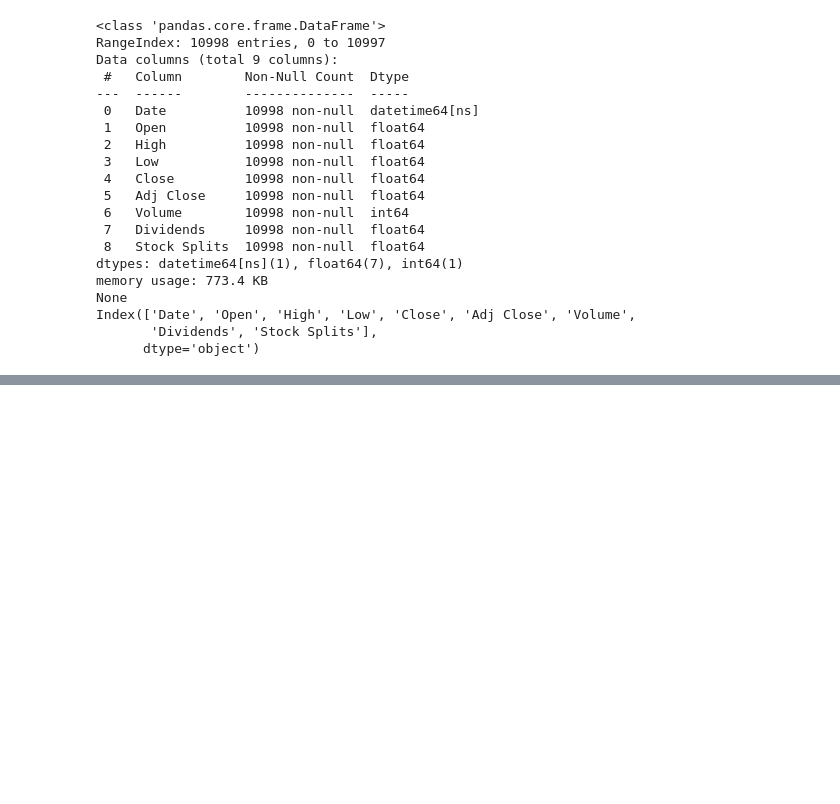
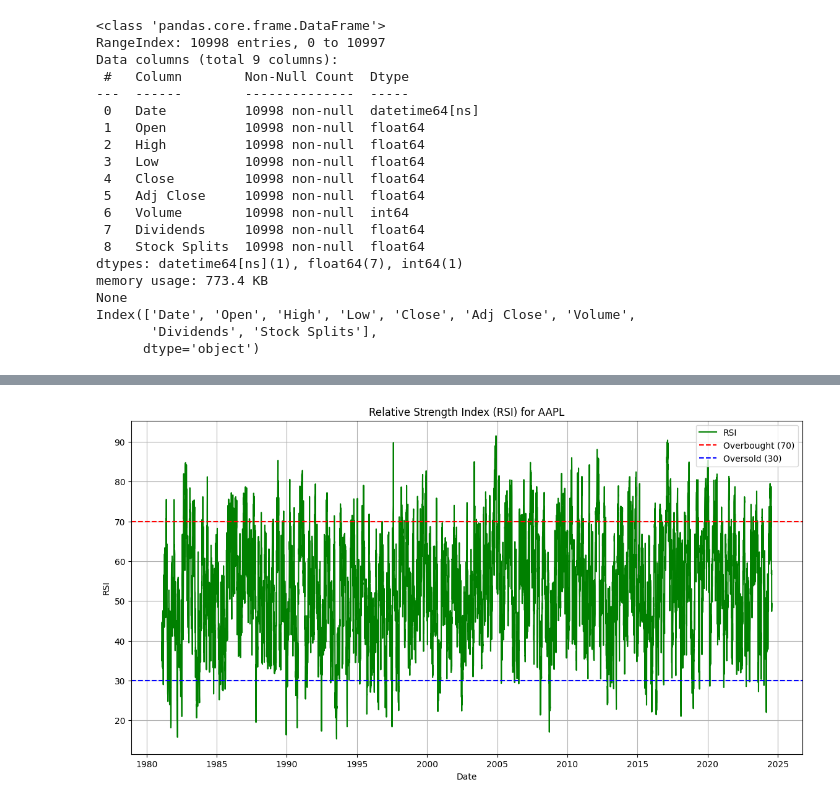
Before and after one commit to BekLG/Financial-News-Data-Analysis--KAIM-W1, a Jupyter notebook: notebooks/quantitativeAnalysis.ipynb, the cells around one changed output, grey strips where cells are left out. Saved outputs shown, nothing was run; the diff lists cells and outputs as text; code cells hidden in the pictures; blank space fills up the shorter version.

```diff
--- a/notebooks/quantitativeAnalysis.ipynb
+++ b/notebooks/quantitativeAnalysis.ipynb
@@ -63,0 +124,14 @@ Index(['Date', 'Open', 'High', 'Low', 'Close', 'Adj Close', 'Volume',
+# %%
+# Plot RSI
+plt.figure(figsize=(14, 7))
+plt.plot(data['Date'], data['RSI'], label='RSI', color='green')
+plt.axhline(y=70, color='red', linestyle='--', label='Overbought (70)')
+plt.axhline(y=30, color='blue', linestyle='--', label='Oversold (30)')
+plt.title('Relative Strength Index (RSI) for AAPL')
+plt.xlabel('Date')
+plt.ylabel('RSI')
+plt.legend()
+plt.grid(True)
+plt.show()
+# %% [output]
+[figure, added]
```
Also changed, not shown: parts of 6 cells of this notebook.
